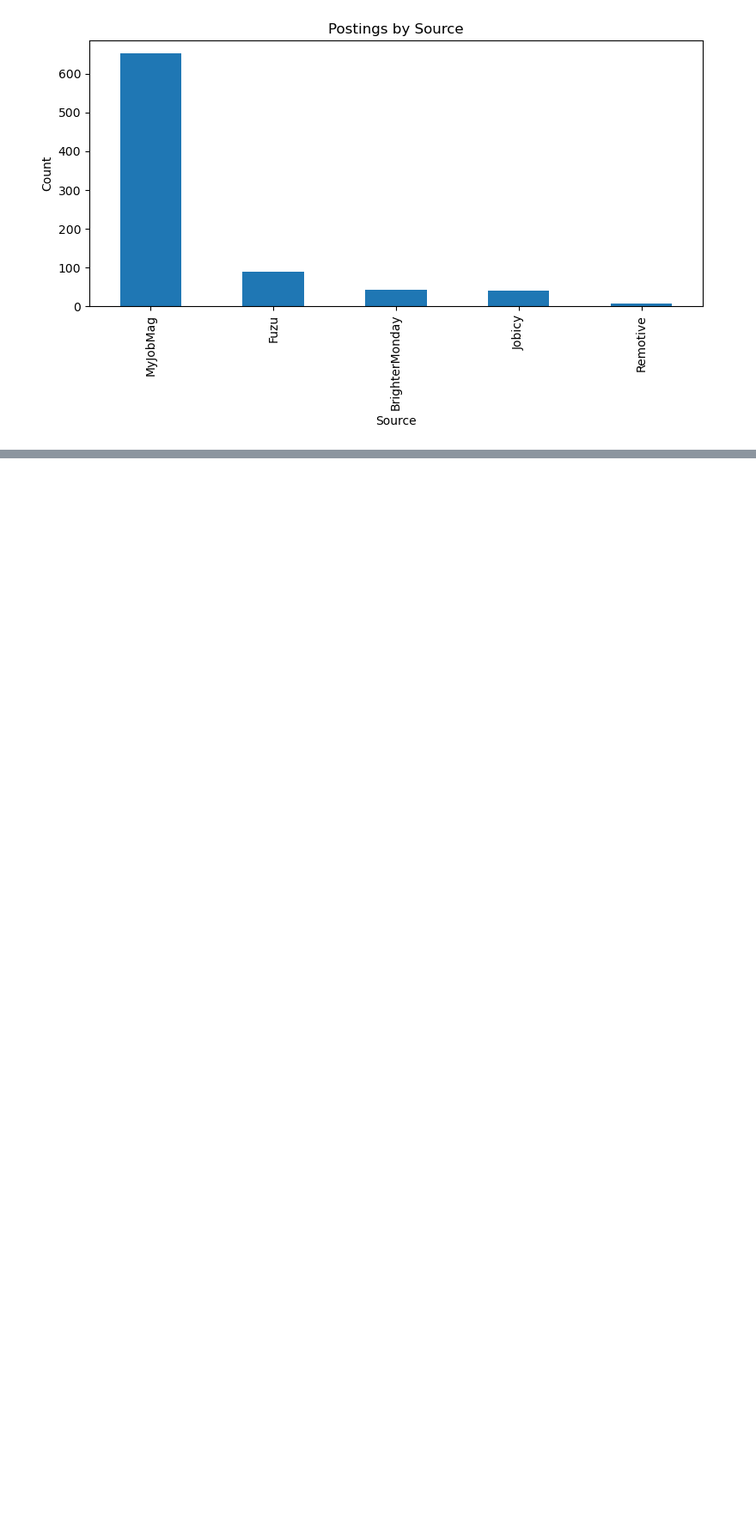
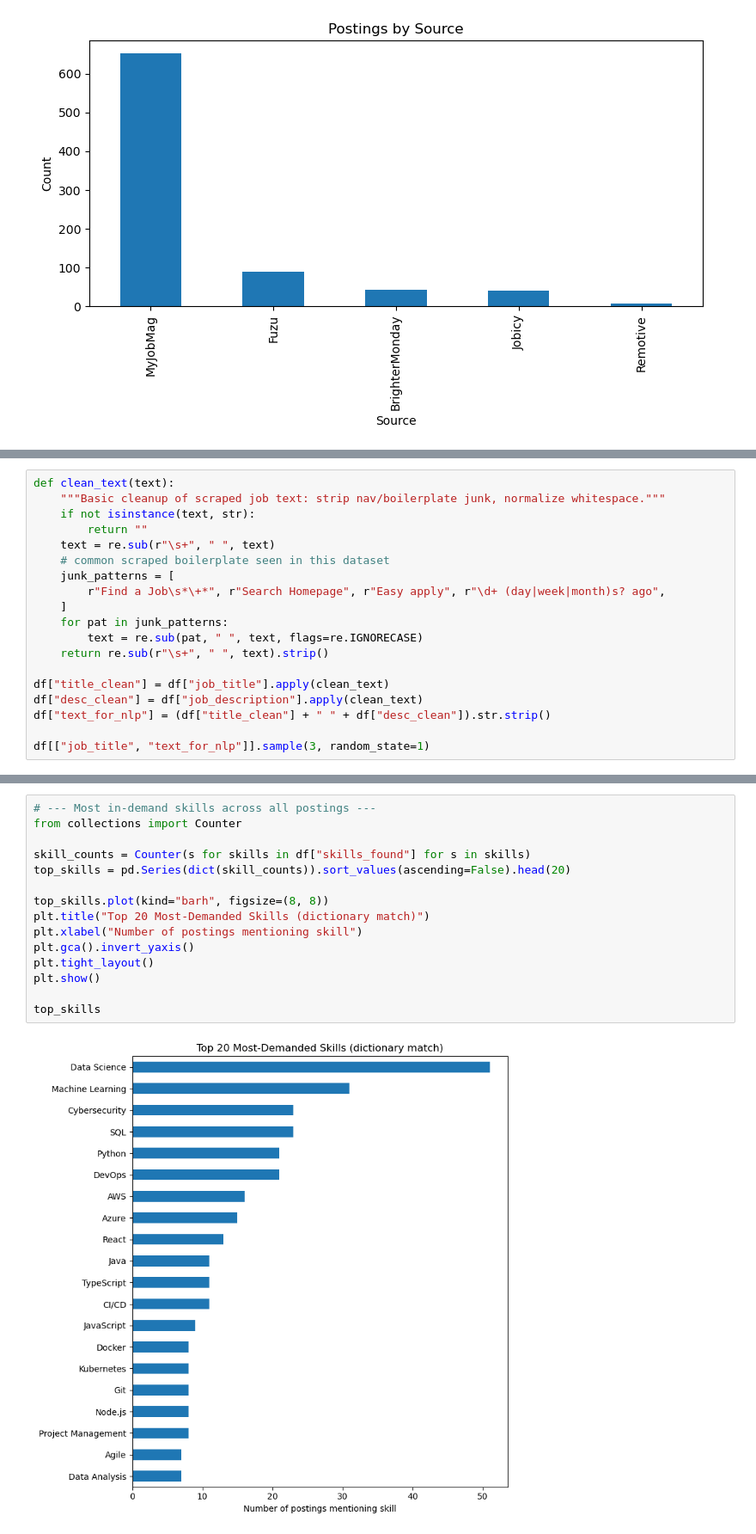
Before and after one commit to franciswairagu/jobpulseKe, a Jupyter notebook: notebooks/notebook.ipynb, the cells around one changed output, grey strips where cells are left out. Shown at 86% size. Drawn from its saved outputs; the diff is of its cells as text; blank space fills up the shorter version.

```diff
--- a/notebooks/notebook.ipynb
+++ b/notebooks/notebook.ipynb
@@ -364,0 +386,19 @@ Name: proportion, dtype: float64
+# %%
+def clean_text(text):
+    """Basic cleanup of scraped job text: strip nav/boilerplate junk, normalize whitespace."""
+    if not isinstance(text, str):
+        return ""
+    text = re.sub(r"\s+", " ", text)
+    # common scraped boilerplate seen in this dataset
+    junk_patterns = [
+        r"Find a Job\s*\+*", r"Search Homepage", r"Easy apply", r"\d+ (day|week|month)s? ago",
+    ]
+    for pat in junk_patterns:
+        text = re.sub(pat, " ", text, flags=re.IGNORECASE)
+    return re.sub(r"\s+", " ", text).strip()
+
+df["title_clean"] = df["job_title"].apply(clean_text)
+df["desc_clean"] = df["job_description"].apply(clean_text)
+df["text_for_nlp"] = (df["title_clean"] + " " + df["desc_clean"]).str.strip()
+
+df[["job_title", "text_for_nlp"]].sample(3, random_state=1)
@@ -364,0 +454,17 @@ Name: proportion, dtype: float64
+# %%
+# --- Most in-demand skills across all postings ---
+from collections import Counter
+
+skill_counts = Counter(s for skills in df["skills_found"] for s in skills)
+top_skills = pd.Series(dict(skill_counts)).sort_values(ascending=False).head(20)
+
+top_skills.plot(kind="barh", figsize=(8, 8))
+plt.title("Top 20 Most-Demanded Skills (dictionary match)")
+plt.xlabel("Number of postings mentioning skill")
+plt.gca().invert_yaxis()
+plt.tight_layout()
+plt.show()
+
+top_skills
+# %% [output]
+[figure, added]
```
Also changed, not shown: parts of 14 cells of this notebook.
